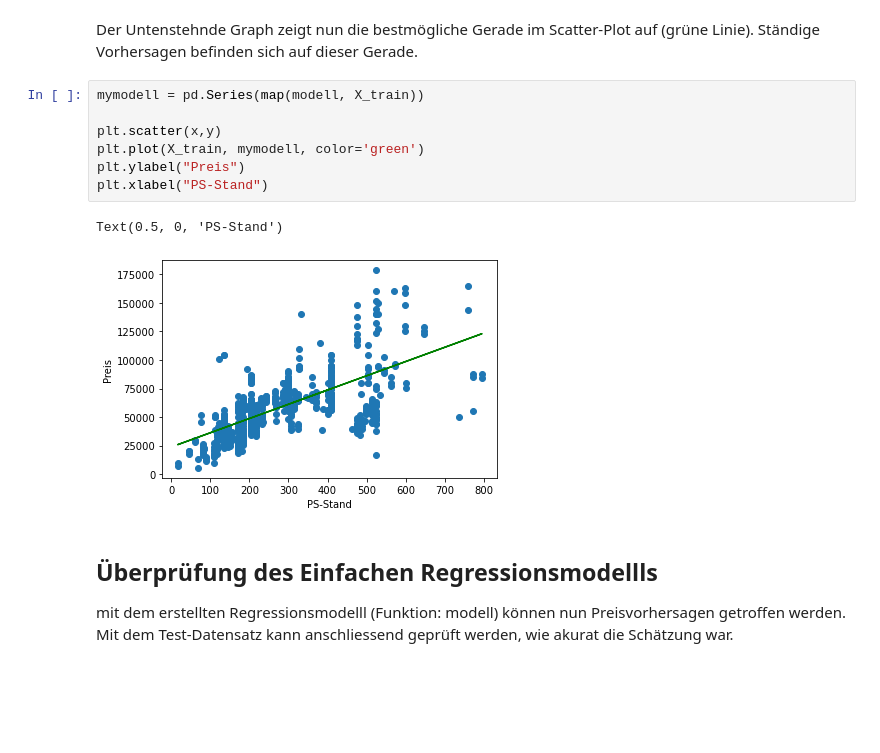
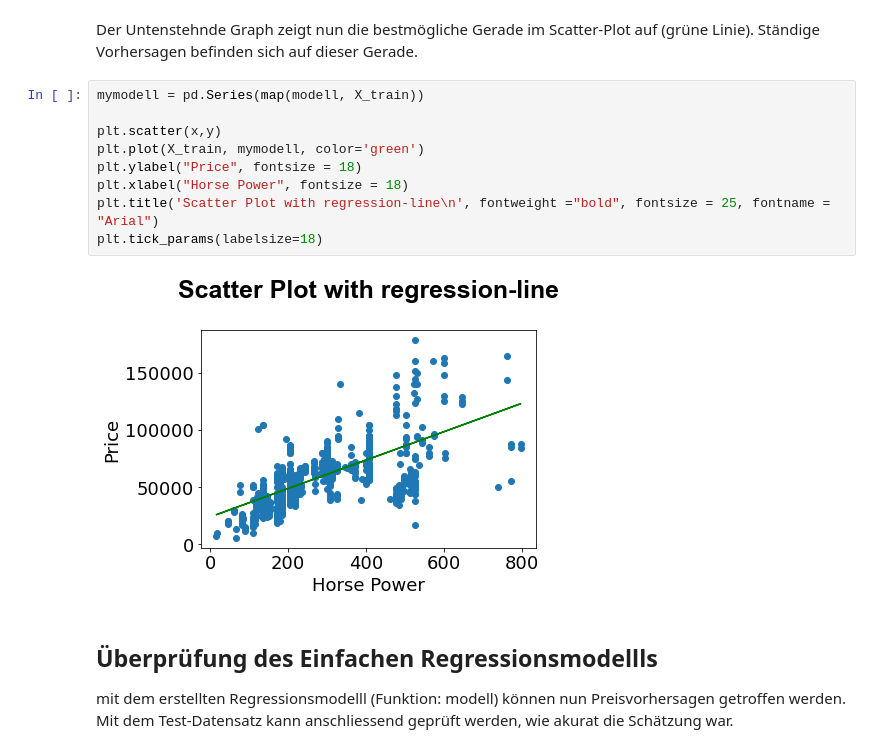
Before and after one commit to jk019/DA_LN_neues_Github, a Jupyter notebook: Analysen/Models.ipynb, the cells around one changed output. Saved outputs shown, nothing was run; the diff lists cells and outputs as text; blank space fills up the shorter version.

```diff
--- a/Analysen/Models.ipynb
+++ b/Analysen/Models.ipynb
@@ -104,13 +106,14 @@ Der Untenstehnde Graph zeigt nun die bestmögliche Gerade im Scatter-Plot auf (g
 # %%
 mymodell = pd.Series(map(modell, X_train))
 
 plt.scatter(x,y)
 plt.plot(X_train, mymodell, color='green')
-plt.ylabel("Preis")
-plt.xlabel("PS-Stand")
+plt.ylabel("Price", fontsize = 18)
+plt.xlabel("Horse Power", fontsize = 18)
+plt.title('Scatter Plot with regression-line\n', fontweight ="bold", fontsize = 25, fontname = "Arial")
+plt.tick_params(labelsize=18)
 # %% [output]
-Text(0.5, 0, 'PS-Stand')
-[figure, old version]
+[figure, new version]
 # %% [markdown]
 ## Überprüfung des Einfachen Regressionsmodellls
 mit dem erstellten Regressionsmodelll (Funktion: modell) können nun Preisvorhersagen getroffen werden. Mit dem Test-Datensatz kann anschliessend geprüft werden, wie akurat die Schätzung war.
```
Also changed, not shown: parts of 14 cells of this notebook, 4 other files.
